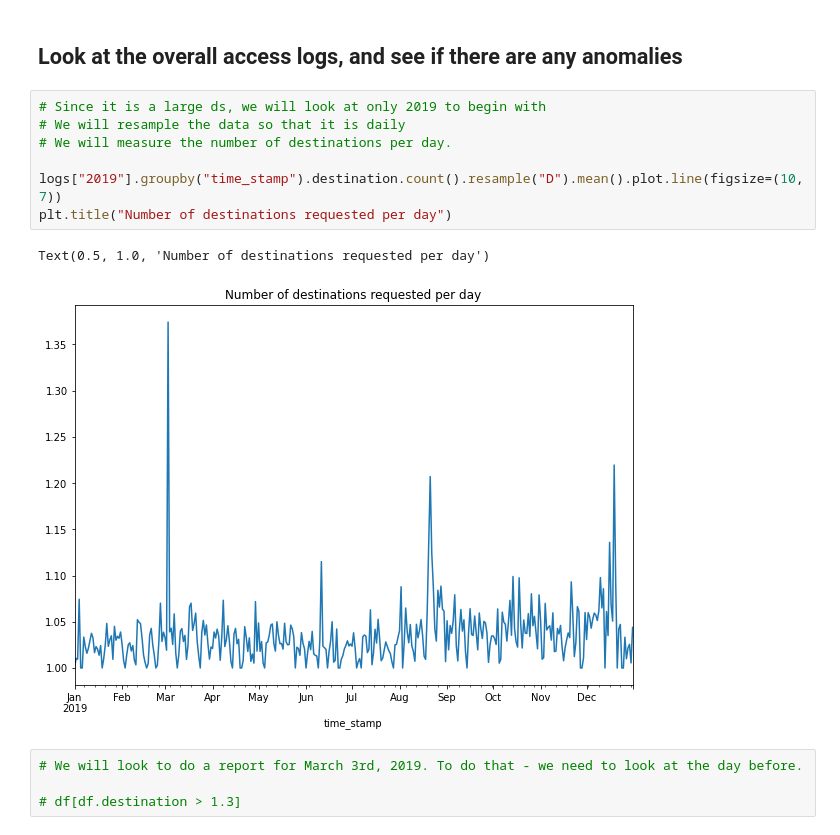
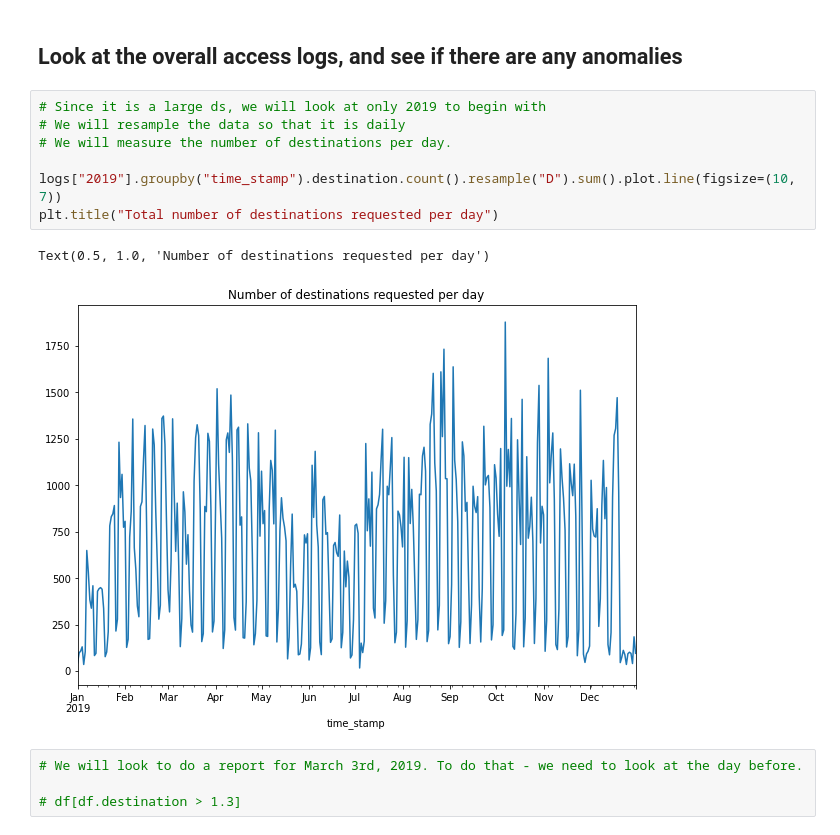
Before and after one commit to guedanie/anomaly_detection, a Jupyter notebook: time_series_anomaly_detection.ipynb, the cells around one changed output. Drawn from its saved outputs; the diff is of its cells as text.

```diff
--- a/time_series_anomaly_detection.ipynb
+++ b/time_series_anomaly_detection.ipynb
@@ -89,13 +89,13 @@ logs
 # %%
 # Since it is a large ds, we will look at only 2019 to begin with
 # We will resample the data so that it is daily
 # We will measure the number of destinations per day.
 
-logs["2019"].groupby("time_stamp").destination.count().resample("D").mean().plot.line(figsize=(10, 7))
-plt.title("Number of destinations requested per day")
+logs["2019"].groupby("time_stamp").destination.count().resample("D").sum().plot.line(figsize=(10, 7))
+plt.title("Total number of destinations requested per day")
 # %% [output]
 Text(0.5, 1.0, 'Number of destinations requested per day')
-[figure, old version]
+[figure, new version]
 # %%
 # We will look to do a report for March 3rd, 2019. To do that - we need to look at the day before.
 
```
Also changed, not shown: parts of 18 cells of this notebook.
